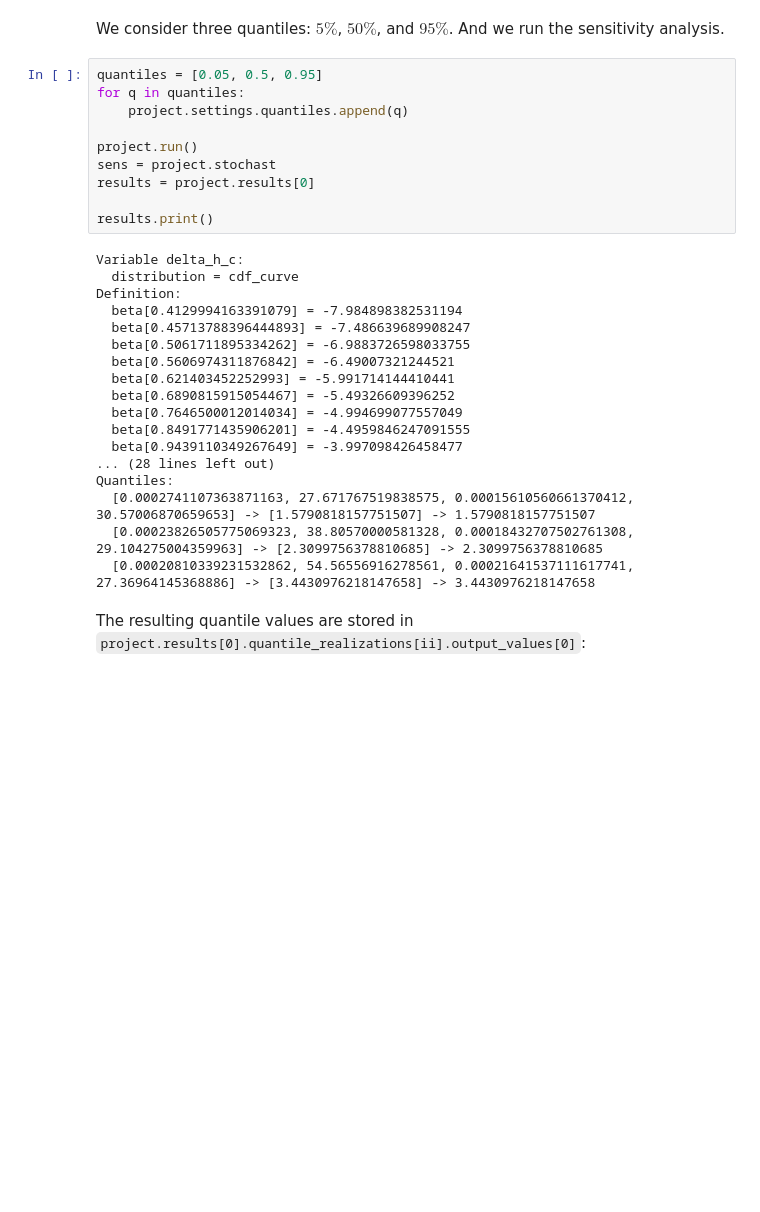
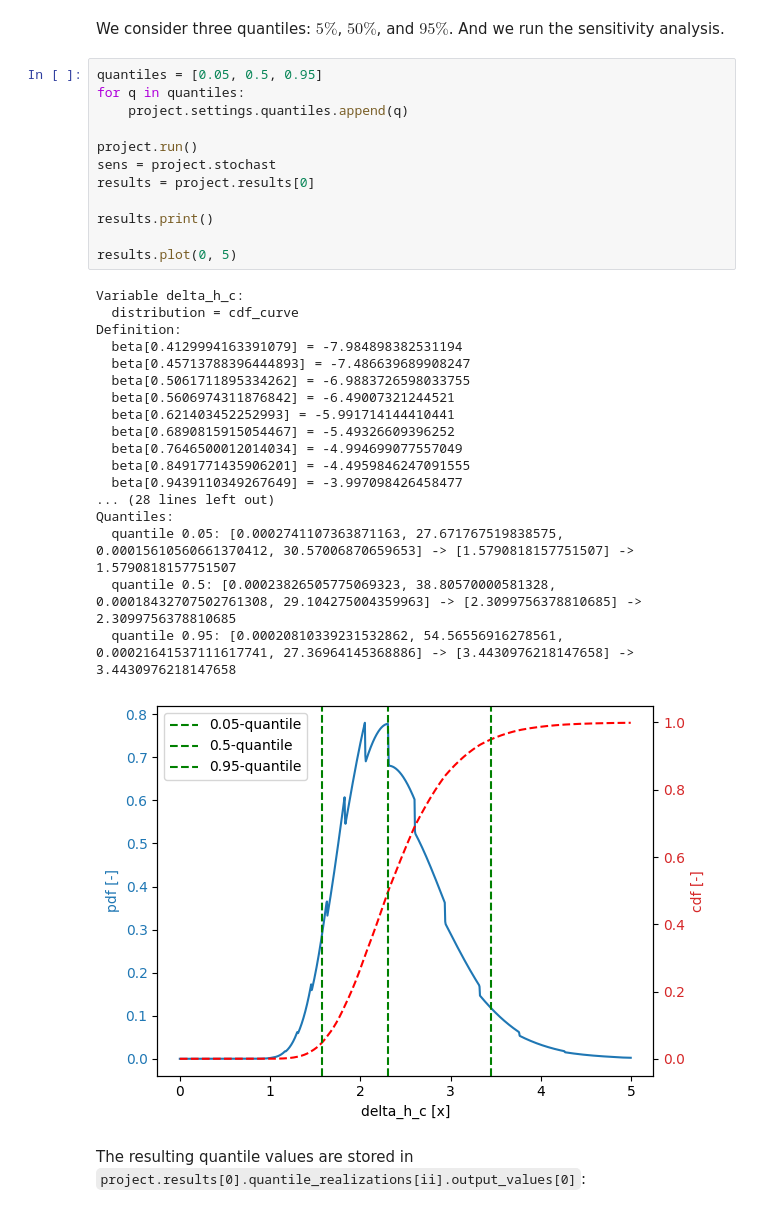
Before and after one commit to Deltares/ProbabilisticLibrary, a Jupyter notebook: sources/Deltares.Probabilistic.PWrapper.Notebooks/sensitivity_analysis.ipynb, the cells around one changed output. Drawn from its saved outputs; the diff is of its cells as text; blank space fills up the shorter version.

Commit message:
improved sens plot and print, added quantile to quantile realizations

```diff
--- a/sources/Deltares.Probabilistic.PWrapper.Notebooks/sensitivity_analysis.ipynb
+++ b/sources/Deltares.Probabilistic.PWrapper.Notebooks/sensitivity_analysis.ipynb
@@ -183,30 +183,33 @@ We consider three quantiles: $5\%$, $50\%$, and $95\%$. And we run the sensitivi
 # %%
 quantiles = [0.05, 0.5, 0.95]
 for q in quantiles:
     project.settings.quantiles.append(q)
 
 project.run()
 sens = project.stochast
 results = project.results[0]
 
 results.print()
+
+results.plot(0, 5)
 # %% [output]
 Variable delta_h_c:
   distribution = cdf_curve
 Definition:
   beta[0.4129994163391079] = -7.984898382531194
   beta[0.45713788396444893] = -7.486639689908247
   beta[0.5061711895334262] = -6.9883726598033755
   beta[0.5606974311876842] = -6.49007321244521
   beta[0.621403452252993] = -5.991714144410441
   beta[0.6890815915054467] = -5.49326609396252
   beta[0.7646500012014034] = -4.994699077557049
   beta[0.8491771435906201] = -4.4959846247091555
   beta[0.9439110349267649] = -3.997098426458477
 ... (28 lines left out)
 Quantiles:
-  [0.0002741107363871163, 27.671767519838575, 0.00015610560661370412, 30.57006870659653] -> [1.5790818157751507] -> 1.5790818157751507
-  [0.00023826505775069323, 38.80570000581328, 0.00018432707502761308, 29.104275004359963] -> [2.3099756378810685] -> 2.3099756378810685
-  [0.00020810339231532862, 54.56556916278561, 0.00021641537111617741, 27.36964145368886] -> [3.4430976218147658] -> 3.4430976218147658
+  quantile 0.05: [0.0002741107363871163, 27.671767519838575, 0.00015610560661370412, 30.57006870659653] -> [1.5790818157751507] -> 1.5790818157751507
+  quantile 0.5: [0.00023826505775069323, 38.80570000581328, 0.00018432707502761308, 29.104275004359963] -> [2.3099756378810685] -> 2.3099756378810685
+  quantile 0.95: [0.00020810339231532862, 54.56556916278561, 0.00021641537111617741, 27.36964145368886] -> [3.4430976218147658] -> 3.4430976218147658
+[figure, added]
 # %% [markdown]
 The resulting quantile values are stored in `project.results[0].quantile_realizations[ii].output_values[0]`:
```
Also changed, not shown: parts of 1 cell of this notebook, 13 other files.
